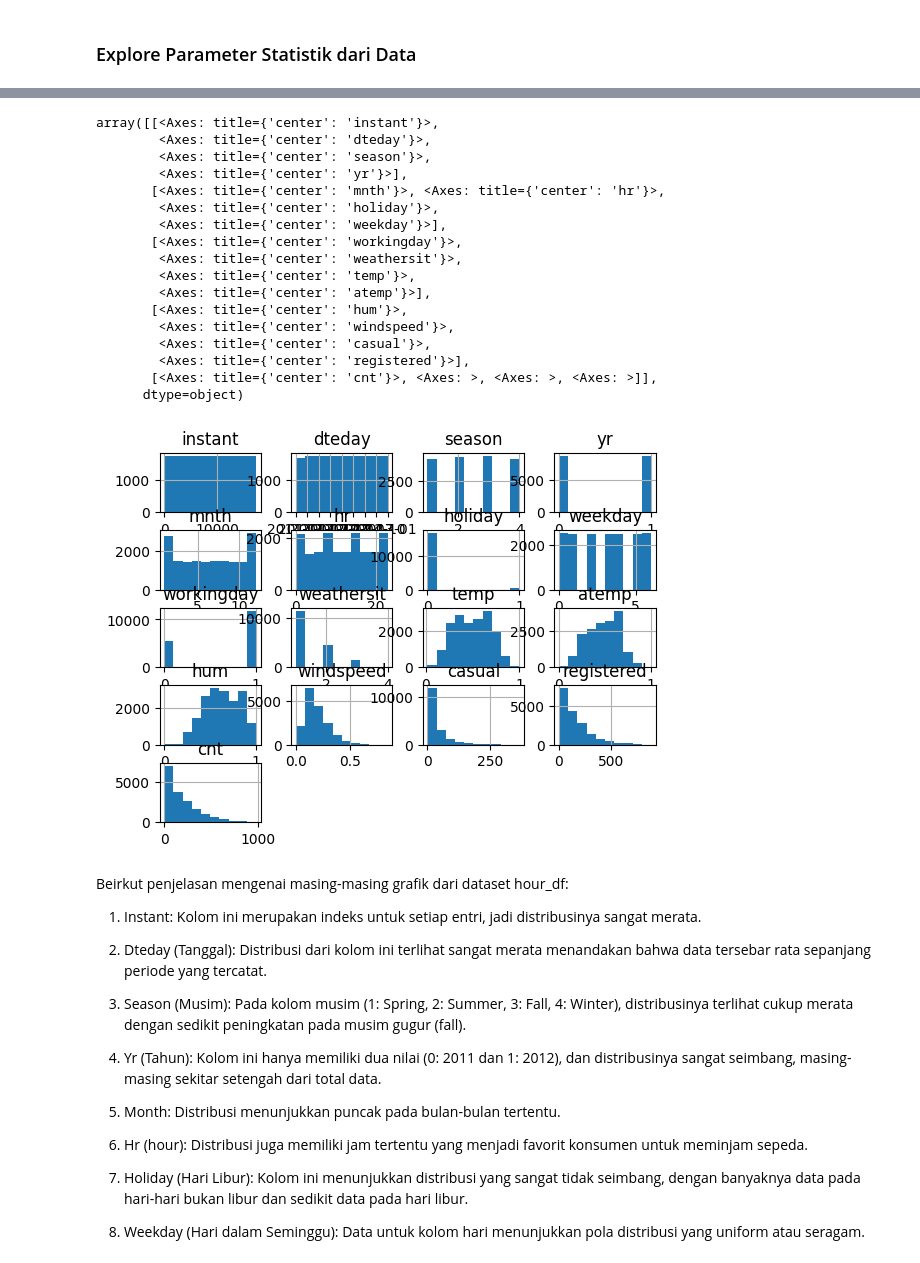
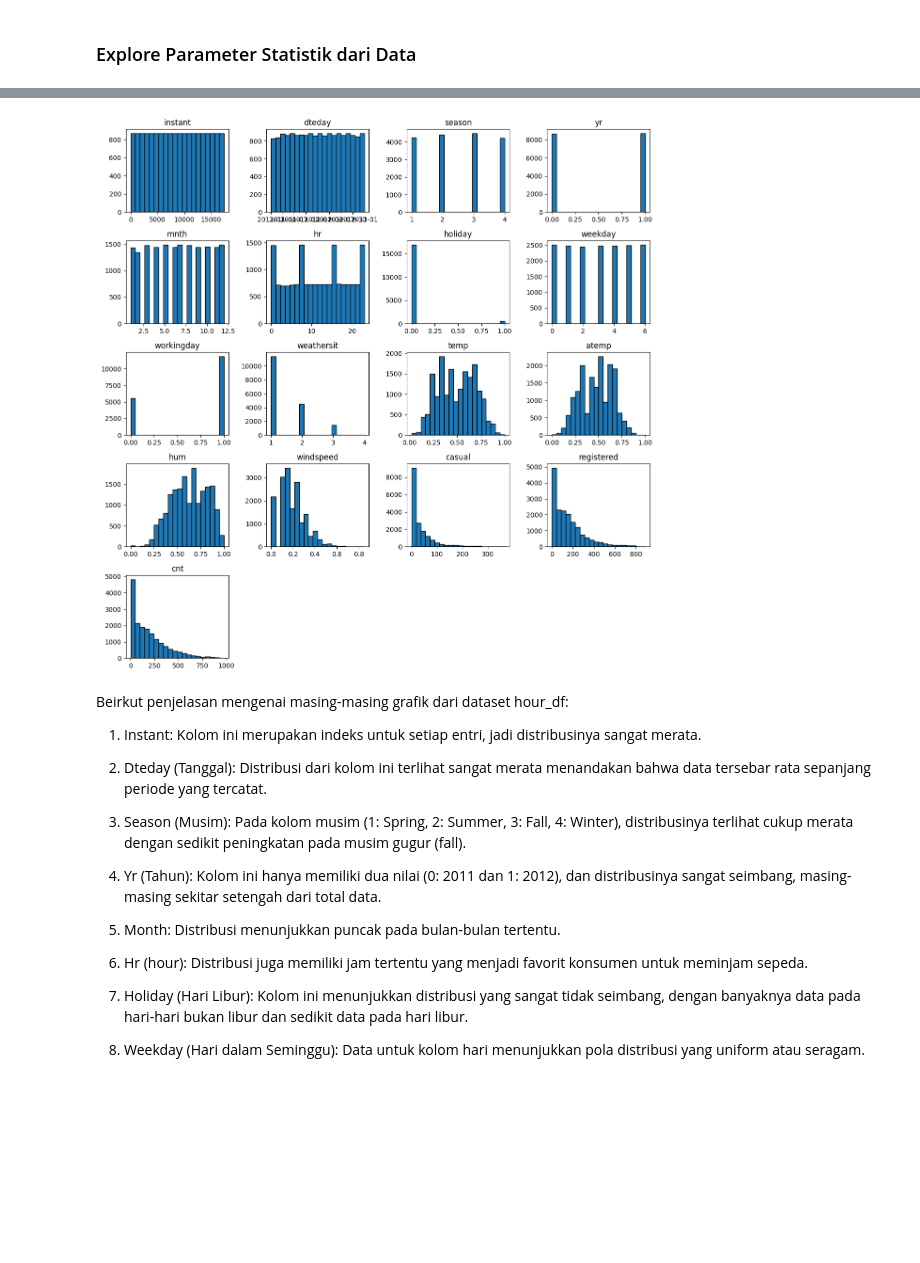
Before and after one commit to DhiraDroid/submission1, a Jupyter notebook: notebook.ipynb, the cells around one changed output, grey strips where cells are left out. Drawn from its saved outputs; the diff is of its cells as text; code cells hidden in the pictures; blank space fills up the shorter version.

```diff
--- a/notebook.ipynb
+++ b/notebook.ipynb
@@ -325,27 +325,12 @@ hour_df_cleaned.describe(include="all")
 | 75% | 13034.5000 | 2012-07-02 00:00:00 | 3.000000 | 1.000000 | 10.000000 | 18.000000 | 0.000000 | 5.000000 | 1.000000 | 2.000000 | ... |
 | max | 17379.0000 | 2012-12-31 00:00:00 | 4.000000 | 1.000000 | 12.000000 | 23.000000 | 1.000000 | 6.000000 | 1.000000 | 4.000000 | ... |
 | std | 5017.0295 | NaN | 1.106918 | 0.500008 | 3.438776 | 6.914405 | 0.167165 | 2.005771 | 0.465431 | 0.639357 | ... |
-# %%
-hour_df_cleaned.hist()
-# %% [output]
-array([[<Axes: title={'center': 'instant'}>,
-        <Axes: title={'center': 'dteday'}>,
-        <Axes: title={'center': 'season'}>,
-        <Axes: title={'center': 'yr'}>],
-       [<Axes: title={'center': 'mnth'}>, <Axes: title={'center': 'hr'}>,
-        <Axes: title={'center': 'holiday'}>,
-        <Axes: title={'center': 'weekday'}>],
-       [<Axes: title={'center': 'workingday'}>,
-        <Axes: title={'center': 'weathersit'}>,
-        <Axes: title={'center': 'temp'}>,
-        <Axes: title={'center': 'atemp'}>],
-       [<Axes: title={'center': 'hum'}>,
-        <Axes: title={'center': 'windspeed'}>,
-        <Axes: title={'center': 'casual'}>,
-        <Axes: title={'center': 'registered'}>],
-       [<Axes: title={'center': 'cnt'}>, <Axes: >, <Axes: >, <Axes: >]],
-      dtype=object)
-[figure, removed]
+# %%
+hour_df_cleaned.hist(figsize=(12, 12), bins=20, grid=False, edgecolor='black')
+plt.tight_layout()
+plt.show()
+# %% [output]
+[figure, added]
 # %% [markdown]
 Beirkut penjelasan mengenai masing-masing grafik dari dataset hour_df:
 
```
Also changed, not shown: parts of 9 cells of this notebook, 1 other file.
